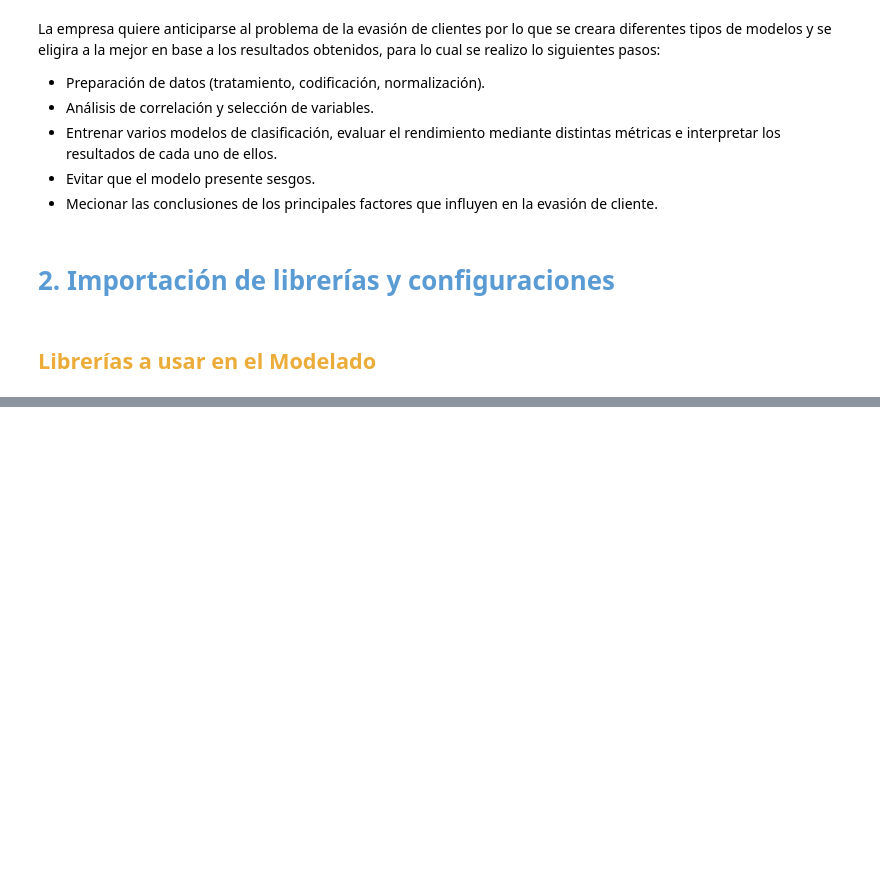
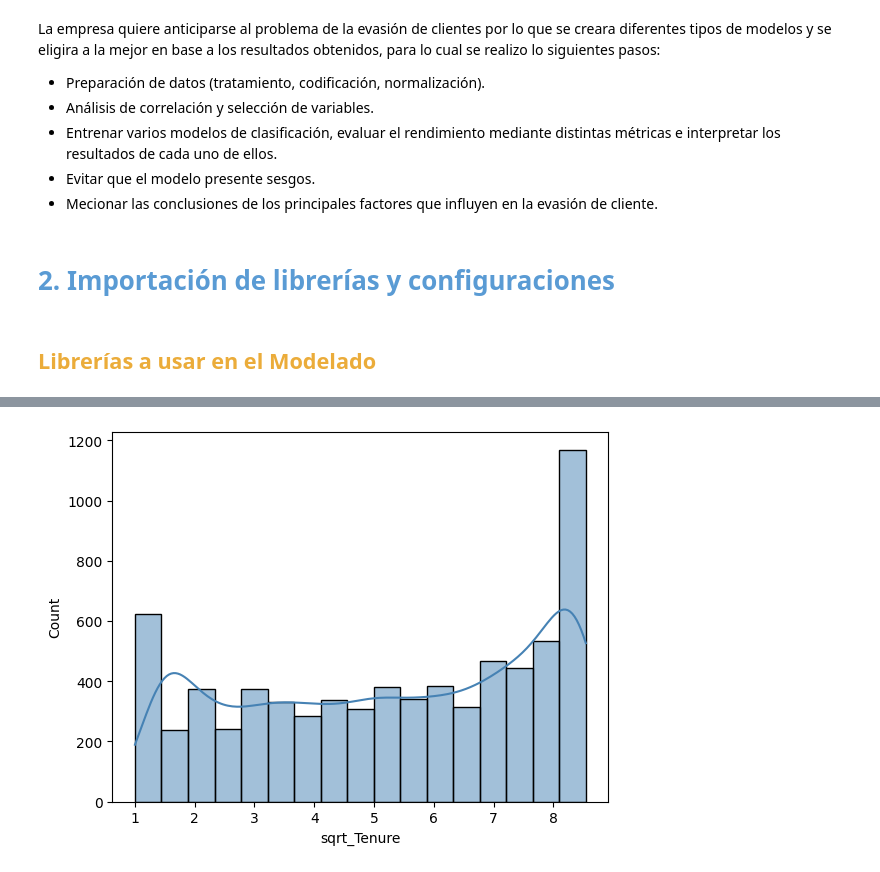
Before and after one commit to jalonzoh/Challenge-Telecom-X---Parte-2, a Jupyter notebook: ChallengeTelecomXParte2.ipynb, the cells around one changed output, grey strips where cells are left out. Drawn from its saved outputs; the diff is of its cells as text; code cells hidden in the pictures; blank space fills up the shorter version.

```diff
--- a/ChallengeTelecomXParte2.ipynb
+++ b/ChallengeTelecomXParte2.ipynb
@@ -52,0 +637,8 @@ La empresa quiere anticiparse al problema de la evasión de clientes por lo que
+# %%
+df['sqrt_Tenure'] = np.sqrt(df['Tenure'] + 1)
+BIN_WIDTH = bin_width(df, 'sqrt_Tenure')
+
+sns.histplot(df['sqrt_Tenure'], binwidth=BIN_WIDTH, color='#4682b4', kde=True)
+plt.show()
+# %% [output]
+[figure, added]
```
Also changed, not shown: parts of 286 cells of this notebook.
